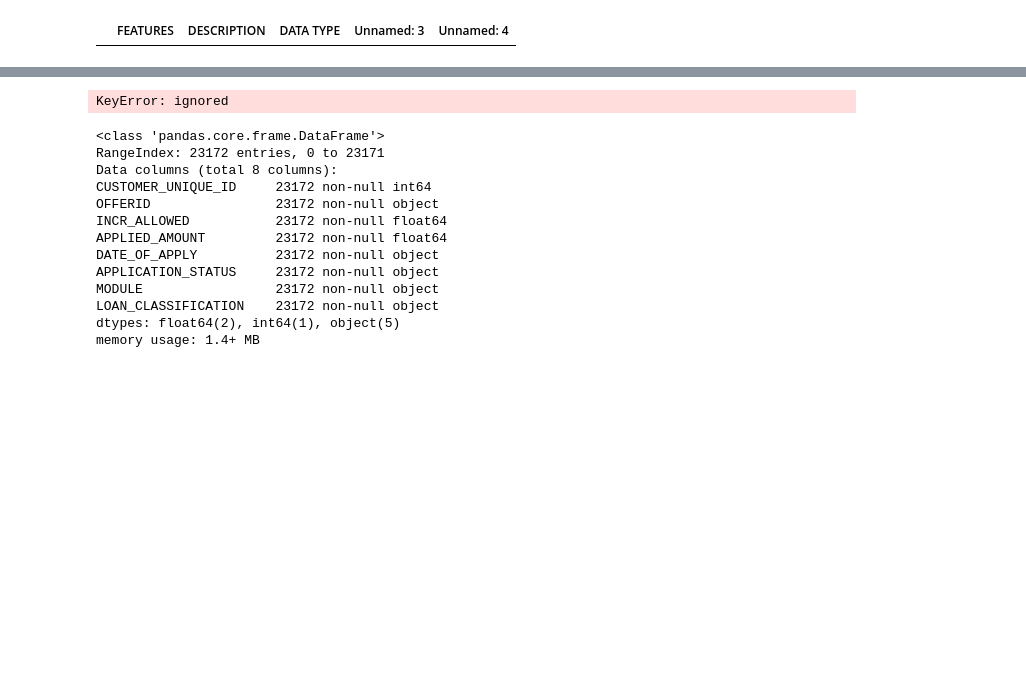
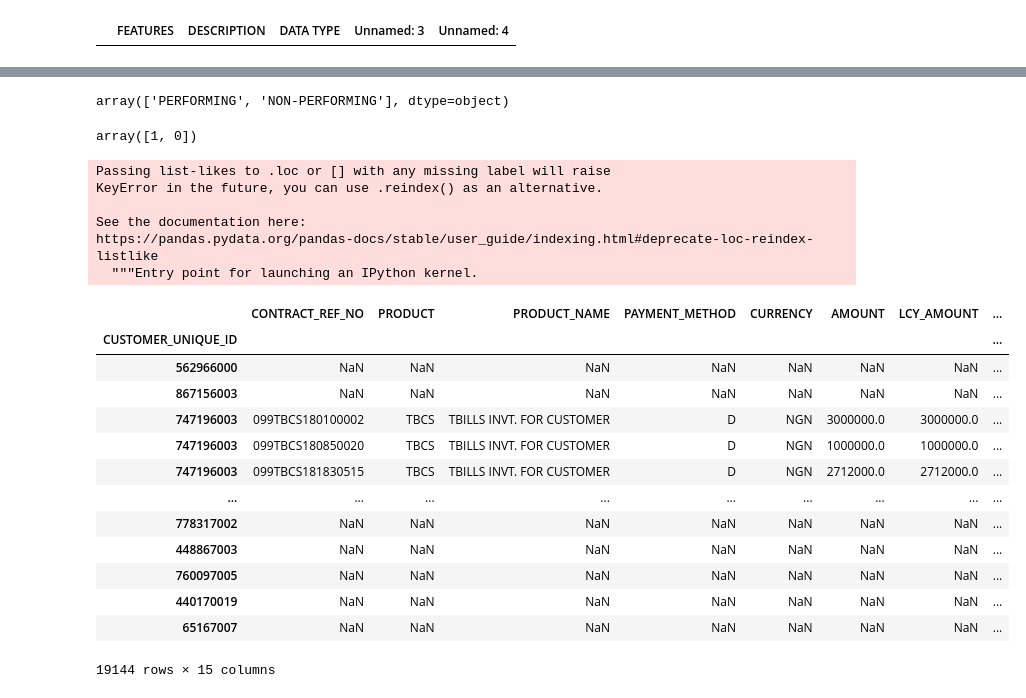
Before and after one commit to Ayanlola2002/Stutern, a Jupyter notebook: Stutern_Group_Task.ipynb, the cells around one changed output, grey strips where cells are left out. Cells and saved outputs as stored; diff of their text form; code cells hidden in the pictures; blank space fills up the shorter version.

```diff
--- a/Stutern_Group_Task.ipynb
+++ b/Stutern_Group_Task.ipynb
@@ -462 +437,6 @@ all_loans_application.index=all_loans_application.index.astype('int')
+# %%
+##all_loans_application treated
+all_loans_application['LOAN_CLASSIFICATION'].unique()
+# %% [output]
+array(['PERFORMING', 'NON-PERFORMING'], dtype=object)
 # %%
@@ -464,20 +443,0 @@ all_loans_application.reset_index(inplace=True)
-# %%
-all_loans_application.sort_values(['CUSTOMER_UNIQUE_ID','OBLIGOR_RISK_RATING','OVERDUE_DAYS','BOOKING_DATE','MATURITY_DATE','INTEREST_RATE'],inplace=True)
-# %% [output]
-KeyError: ignored
-# %%
-all_loans_application.info()
-# %% [output]
-<class 'pandas.core.frame.DataFrame'>
-RangeIndex: 23172 entries, 0 to 23171
-Data columns (total 8 columns):
-CUSTOMER_UNIQUE_ID     23172 non-null int64
-OFFERID                23172 non-null object
-INCR_ALLOWED           23172 non-null float64
-APPLIED_AMOUNT         23172 non-null float64
-DATE_OF_APPLY          23172 non-null object
-APPLICATION_STATUS     23172 non-null object
-MODULE                 23172 non-null object
-LOAN_CLASSIFICATION    23172 non-null object
-dtypes: float64(2), int64(1), object(5)
-memory usage: 1.4+ MB
@@ -483,0 +448,30 @@ memory usage: 1.4+ MB
+# %%
+#all_loans_application_data treated
+all_loans_application_data.LOAN_CLASSIFICATION.unique()
+# %% [output]
+array([1, 0])
+# %%
+all_investments.set_index('CUSTOMER_UNIQUE_ID',inplace=True)
+# %%
+all_investments.loc[important_indexes]
+# %% [output]
+Passing list-likes to .loc or [] with any missing label will raise
+KeyError in the future, you can use .reindex() as an alternative.
+
+See the documentation here:
+https://pandas.pydata.org/pandas-docs/stable/user_guide/indexing.html#deprecate-loc-reindex-listlike
+  """Entry point for launching an IPython kernel.
+|  | CONTRACT_REF_NO | PRODUCT | PRODUCT_NAME | PAYMENT_METHOD | CURRENCY | AMOUNT | LCY_AMOUNT | ... |
+| CUSTOMER_UNIQUE_ID |  |  |  |  |  |  |  | ... |
+| 562966000 | NaN | NaN | NaN | NaN | NaN | NaN | NaN | ... |
+| 867156003 | NaN | NaN | NaN | NaN | NaN | NaN | NaN | ... |
+| 747196003 | 099TBCS180100002 | TBCS | TBILLS INVT. FOR CUSTOMER | D | NGN | 3000000.0 | 3000000.0 | ... |
+| 747196003 | 099TBCS180850020 | TBCS | TBILLS INVT. FOR CUSTOMER | D | NGN | 1000000.0 | 1000000.0 | ... |
+| 747196003 | 099TBCS181830515 | TBCS | TBILLS INVT. FOR CUSTOMER | D | NGN | 2712000.0 | 2712000.0 | ... |
+| ... | ... | ... | ... | ... | ... | ... | ... | ... |
+| 778317002 | NaN | NaN | NaN | NaN | NaN | NaN | NaN | ... |
+| 448867003 | NaN | NaN | NaN | NaN | NaN | NaN | NaN | ... |
+| 760097005 | NaN | NaN | NaN | NaN | NaN | NaN | NaN | ... |
+| 440170019 | NaN | NaN | NaN | NaN | NaN | NaN | NaN | ... |
+| 65167007 | NaN | NaN | NaN | NaN | NaN | NaN | NaN | ... |
+19144 rows × 15 columns
```
Also changed, not shown: parts of 29 cells of this notebook.
